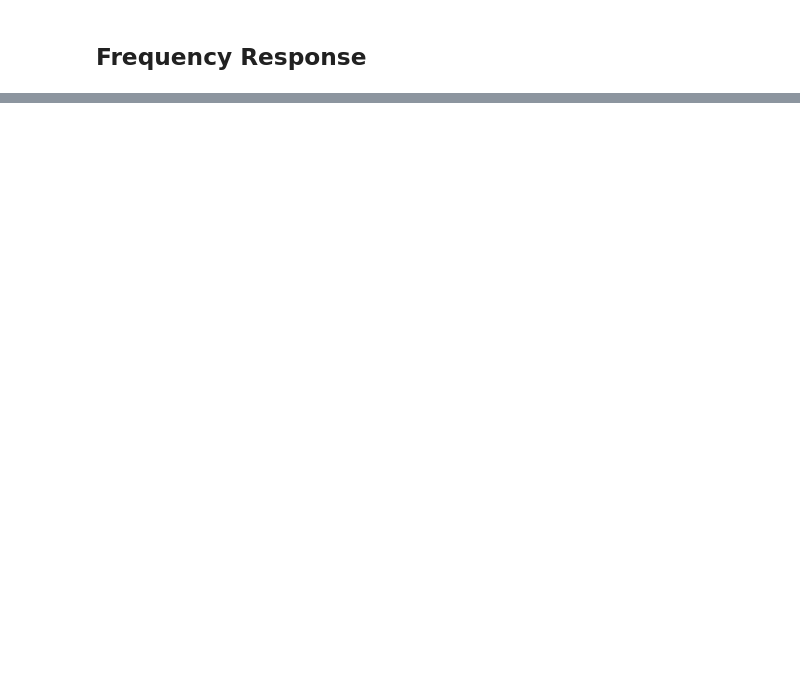
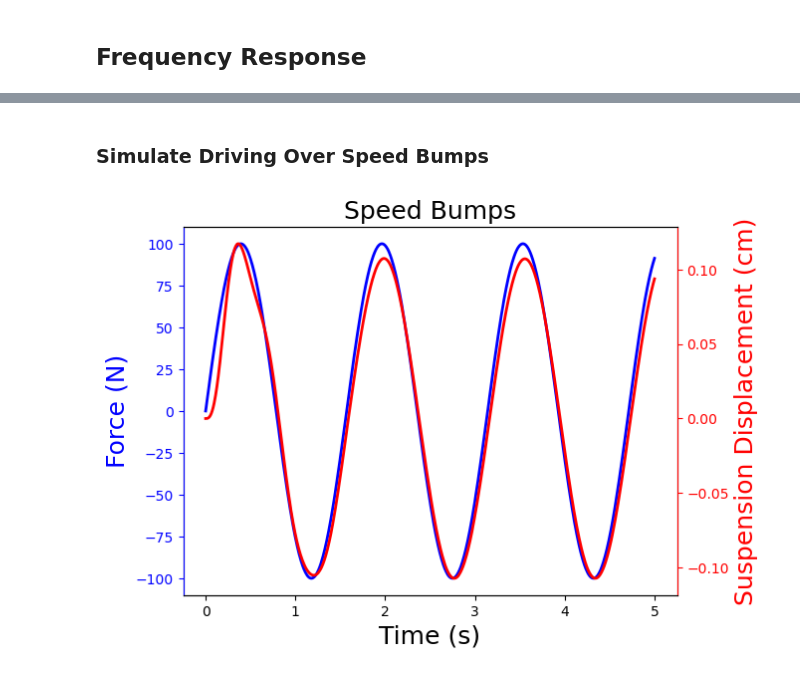
Before and after one commit to jckantor/cbe30338-book, a Jupyter notebook: notebooks/02-spring-mass-damper.ipynb, the cells around one changed output, grey strips where cells are left out. Drawn from its saved outputs; the diff is of its cells as text; code cells hidden in the pictures; blank space fills up the shorter version.

Commit message:
Finished notebook on second order system.

```diff
--- a/notebooks/02-spring-mass-damper.ipynb
+++ b/notebooks/02-spring-mass-damper.ipynb
@@ -644,0 +734,55 @@ plt.show()
+# %% [markdown]
+### Simulate Driving Over Speed Bumps
+# %%
+def simulate_bumps(t, A=100, omega=4):
+    ''' Simulate driving over bumps
+
+    Arguments:
+        A: amplitude (N)
+        omega: frequency (rad/s)
+        phi: phase angle (rad)
+
+    Returns:
+        Nothing
+
+    Action:
+        Creates plot
+    '''
+
+    # Time domain, s
+    t = np.linspace(0,5,1000)
+
+    # External forcing function, N
+    u = A*np.sin(omega*t)
+
+    # Initial conditions
+    x0 = [0, # m/s
+        0] # m
+
+    # Simulate linear system
+    t_, yout, xout = lsim(sys, U=u, T=t, X0=x0)
+
+    # Create plot
+    fig, ax1 = plt.subplots()
+
+    # Plot forcing function of left y axis
+    ax1.plot(t,u,label="u(t)",color="blue",linestyle="-",linewidth=2)
+    ax1.set_ylabel('Force (N)', color='blue',fontsize=18)
+    ax1.set_xlabel('Time (s)',fontsize=18)
+    ax1.tick_params(axis='y', color='blue', labelcolor='blue')
+    ax1.set_title('Speed Bumps',fontsize=18)
+
+    # Plot suspension displacement on right y axis
+    ax2 = ax1.twinx()
+    ax2.plot(t_,yout*100,label="x(t)",color='red',linestyle="-",linewidth=2)
+    ax2.set_ylabel('Suspension Displacement (cm)', color='red',fontsize=18)
+    ax2.tick_params(axis='y', color='red', labelcolor='red')
+
+    # Update colors and show plot
+    ax2.spines['right'].set_color('red')
+    ax2.spines['left'].set_color('blue')
+    plt.show()
+
+simulate_bumps(t, A=100, omega=4)
+# %% [output]
+[figure, added]
```
Also changed, not shown: parts of 22 cells of this notebook.
